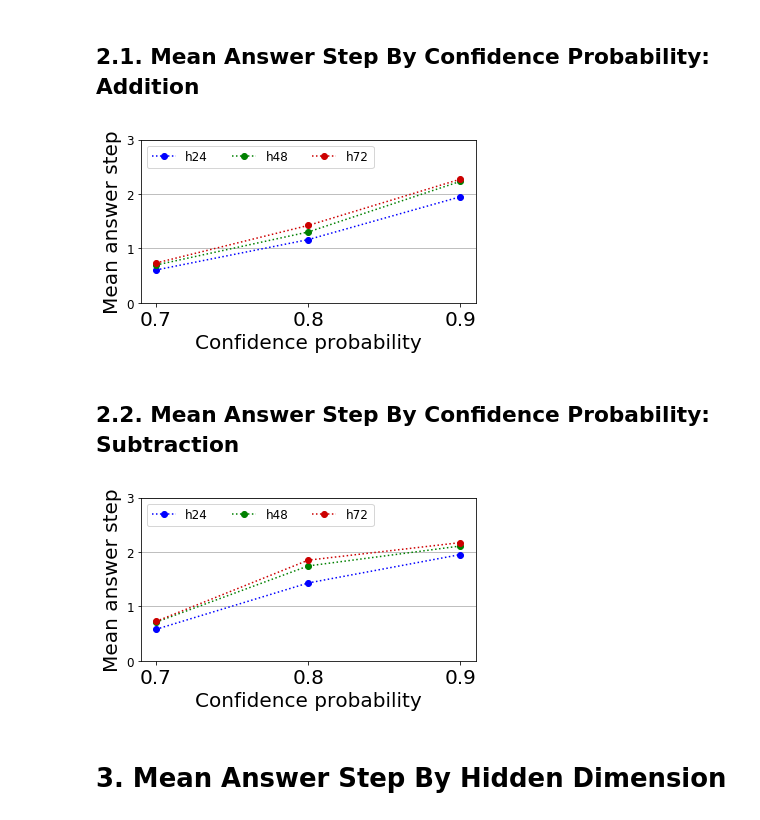
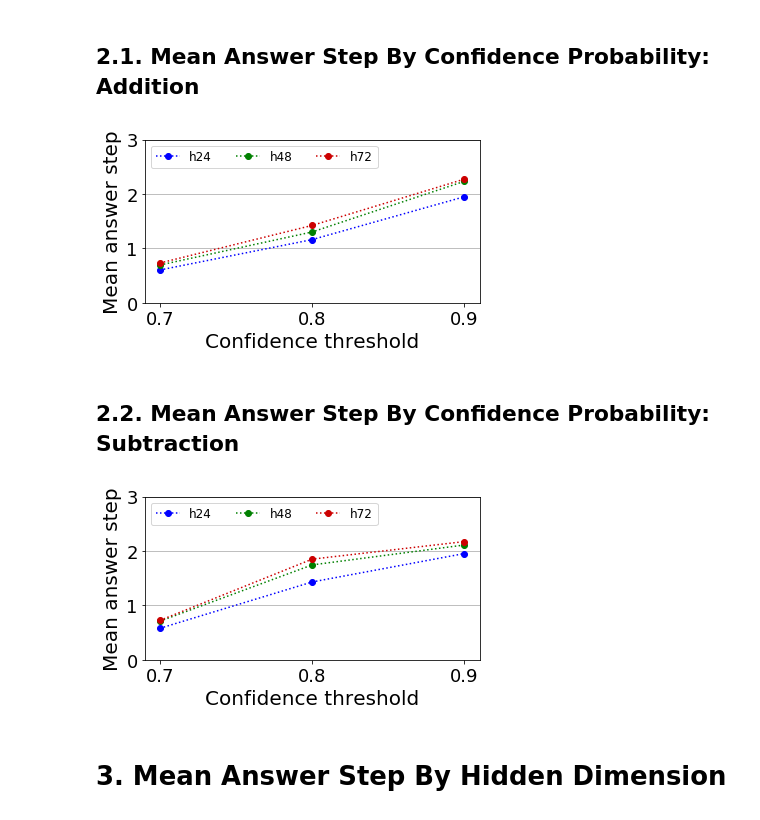
Before and after one commit to sungjae-cho/arithmetic-neural-nets, a Jupyter notebook: 02-1_plot_run_info_stat_iccm2019.ipynb, the cells around one changed output. Drawn from its saved outputs; the diff is of its cells as text; code cells hidden in the pictures.

Commit message:
Update plot images.

```diff
--- a/02-1_plot_run_info_stat_iccm2019.ipynb
+++ b/02-1_plot_run_info_stat_iccm2019.ipynb
@@ -11,7 +11,7 @@ experiment_name = 'iccm2019'
 plot_dir = 'plot_figures'
 fig_ext = 'pdf'
 all_correct_case = 'init_all_correct'  # 'init_complete_all_correct', 'init_all_correct'
-font_size = {'xlabel':20, 'ylabel':20, 'xtick':20, 'ytick':12}
+font_size = {'xlabel':20, 'ylabel':20, 'xtick':18, 'ytick':18}
 # %%
 def save_fig(fig_name, experiment_name):
     plot_fig_path = '{}/{}/{}.{}'.format(plot_dir, experiment_name, fig_name, fig_ext)
@@ -192,37 +192,37 @@ x.sort()
 ylimit = 3
 
 plt.figure(figsize=(6, ylimit))
-plt.xlabel('Confidence probability', fontsize=font_size['xlabel'])
+plt.xlabel('Confidence threshold', fontsize=font_size['xlabel'])
 plt.ylabel('Mean answer step', fontsize=font_size['ylabel'])
 plt.tick_params(axis='x', labelsize=font_size['xtick'])
 plt.tick_params(axis='y', labelsize=font_size['ytick'])
 plt.xticks(x)
 plt.yticks(np.arange(0,ylimit+0.1,1))
 plt.ylim(bottom=0, top=ylimit)
 plt.grid(axis='y')
 
 markersize = 12
 
 y = df_mean_answer_step_by_cp_add_h24.groupby('confidence_prob').mean()['mean_answer_step'].values
 e = df_mean_answer_step_by_cp_add_h24.groupby('confidence_prob').std()['mean_answer_step'].values
 #plt.errorbar(x, y, e, fmt='r:o', ecolor='orange', capsize=3, label='cp7_h24')
 plt.plot(x, y, color='b', linestyle=':', marker='.', markersize=markersize, label='h24')
 
 y = df_mean_answer_step_by_cp_add_h48.groupby('confidence_prob').mean()['mean_answer_step'].values
 e = df_mean_answer_step_by_cp_add_h48.groupby('confidence_prob').std()['mean_answer_step'].values
 #plt.errorbar(x, y, e, fmt='r:o', ecolor='orange', capsize=3, label='cp7_h24')
 plt.plot(x, y, color='g', linestyle=':', marker='.', markersize=markersize, label='h48')
 
 y = df_mean_answer_step_by_cp_add_h72.groupby('confidence_prob').mean()['mean_answer_step'].values
 e = df_mean_answer_step_by_cp_add_h72.groupby('confidence_prob').std()['mean_answer_step'].values
 #plt.errorbar(x, y, e, fmt='r:o', ecolor='orange', capsize=3, label='cp7_h24')
 plt.plot(x, y, color='#cc0000', linestyle=':', marker='.', markersize=markersize, label='h72')
 
 plt.legend(ncol=3, loc='upper left', fontsize=12)
 
 save_fig('mean_answer_step_by_cp-add', 'iccm2019')
 # %% [output]
-[figure, old version]
+[figure, new version]
 # %% [markdown]
 ## 2.2. Mean Answer Step By Confidence Probability: Subtraction
 # %%
@@ -236,7 +236,7 @@ x.sort()
 ylimit = 3
 
 plt.figure(figsize=(6, ylimit))
-plt.xlabel('Confidence probability', fontsize=font_size['xlabel'])
+plt.xlabel('Confidence threshold', fontsize=font_size['xlabel'])
 plt.ylabel('Mean answer step', fontsize=font_size['ylabel'])
 plt.tick_params(axis='x', labelsize=font_size['xtick'])
 plt.tick_params(axis='y', labelsize=font_size['ytick'])
@@ -266,7 +266,7 @@ plt.legend(ncol=3, loc='upper left', fontsize=12)
 
 save_fig('mean_answer_step_by_cp-sub', 'iccm2019')
 # %% [output]
-[figure, old version]
+[figure, new version]
 # %% [markdown]
 # 3. Mean Answer Step By Hidden Dimension
 # %% [markdown]
```
Also changed, not shown: parts of 4 cells of this notebook, 6 other files.
